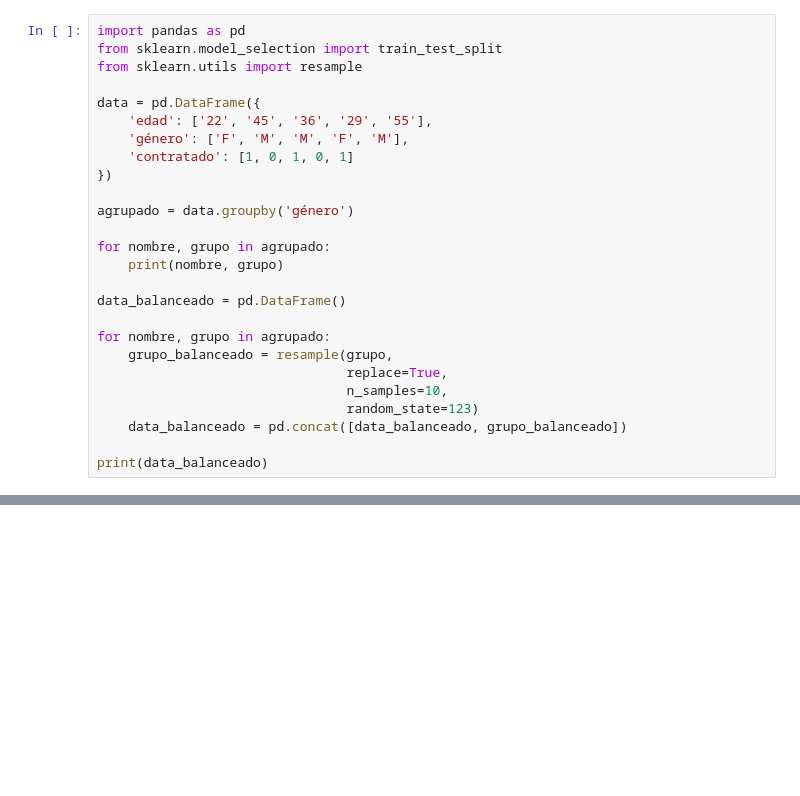
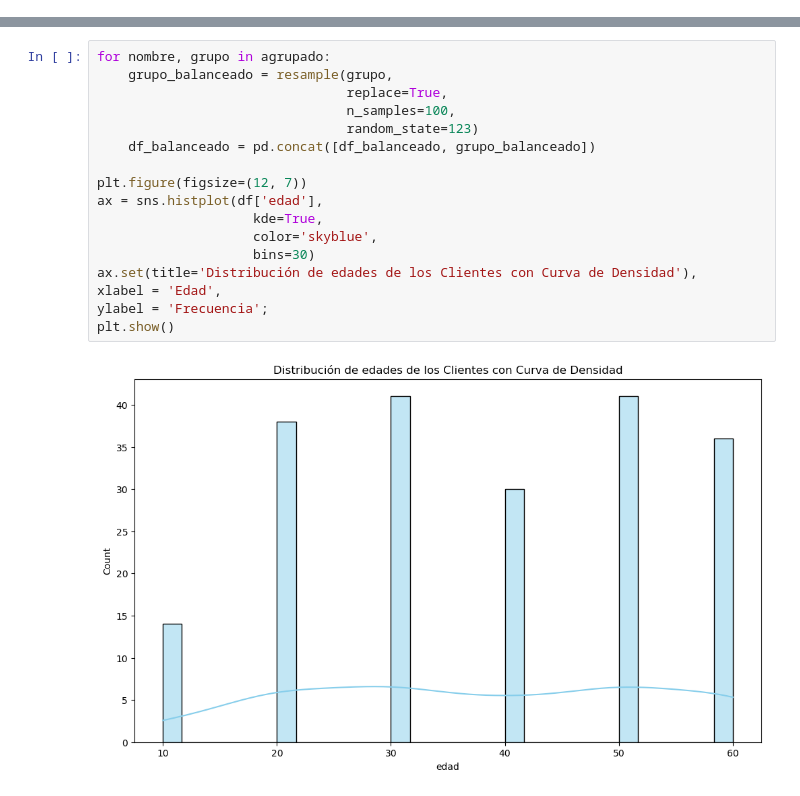
Before and after one commit to XavZol/Q-Learning, a Jupyter notebook: QLearning.ipynb, the cells around one changed output, grey strips where cells are left out. Drawn from its saved outputs; the diff is of its cells as text; blank space fills up the shorter version.

Commit message:
Práctica de Gestión de Datos Clientes

```diff
--- a/QLearning.ipynb
+++ b/QLearning.ipynb
@@ -1,26 +0,0 @@
-# %%
-import pandas as pd
-from sklearn.model_selection import train_test_split
-from sklearn.utils import resample
-
-data = pd.DataFrame({
-    'edad': ['22', '45', '36', '29', '55'],
-    'género': ['F', 'M', 'M', 'F', 'M'],
-    'contratado': [1, 0, 1, 0, 1]
-})
-
-agrupado = data.groupby('género')
-
-for nombre, grupo in agrupado:
-    print(nombre, grupo)
-
-data_balanceado = pd.DataFrame()
-
-for nombre, grupo in agrupado:
-    grupo_balanceado = resample(grupo,
-                                replace=True,
-                                n_samples=10,
-                                random_state=123)
-    data_balanceado = pd.concat([data_balanceado, grupo_balanceado])
-
-print(data_balanceado)
@@ -44,0 +40,19 @@ M   edad género  contratado
+# %%
+for nombre, grupo in agrupado:
+    grupo_balanceado = resample(grupo,
+                                replace=True,
+                                n_samples=100,
+                                random_state=123)
+    df_balanceado = pd.concat([df_balanceado, grupo_balanceado])
+
+plt.figure(figsize=(12, 7))
+ax = sns.histplot(df['edad'],
+                    kde=True,
+                    color='skyblue',
+                    bins=30)
+ax.set(title='Distribución de edades de los Clientes con Curva de Densidad'),
+xlabel = 'Edad',
+ylabel = 'Frecuencia';
+plt.show()
+# %% [output]
+[figure, added]
```
Also changed, not shown: parts of 4 cells of this notebook, 1 other file.
